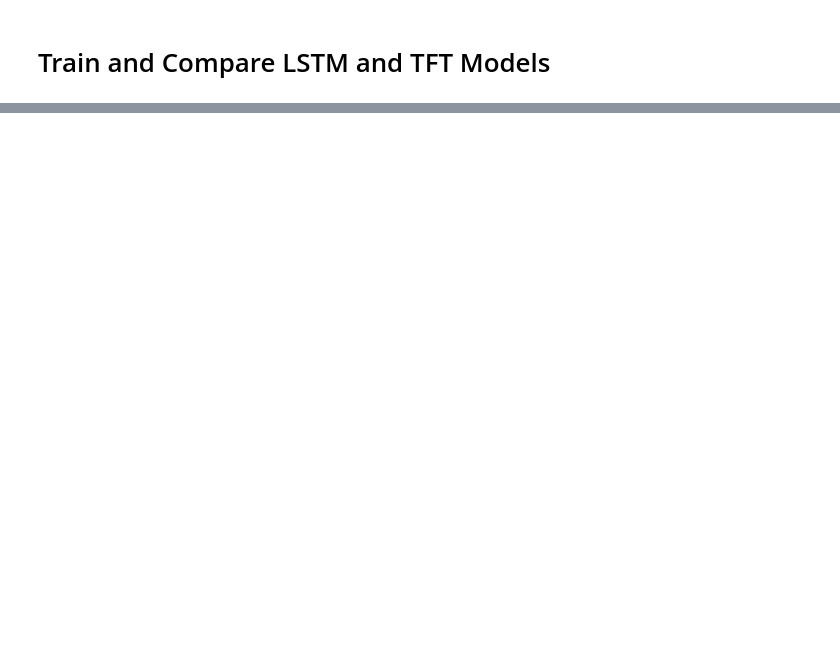
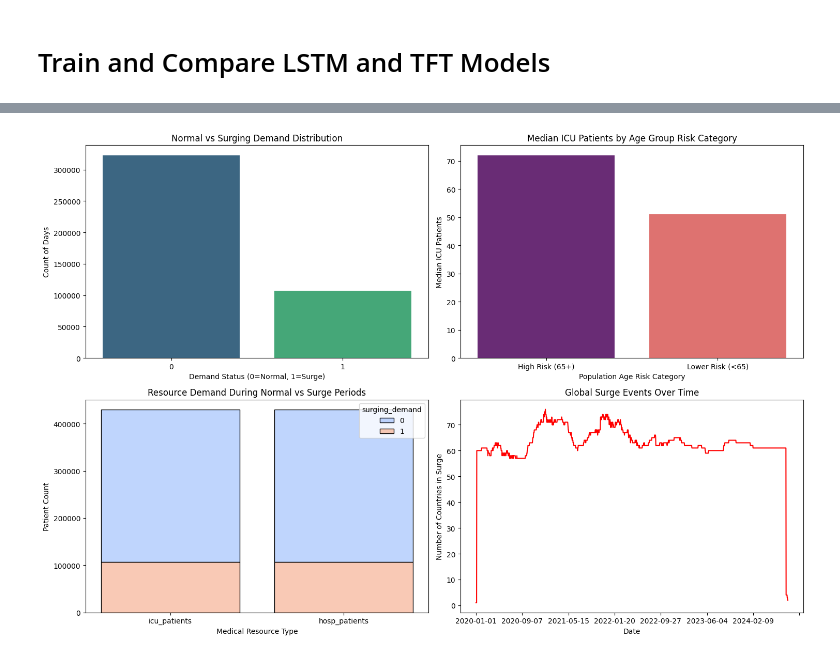
Before and after one commit to DelMashiry-dev/DelMashiry-dev, a Jupyter notebook: Realtime_Predictor.ipynb, the cells around one changed output, grey strips where cells are left out. Drawn from its saved outputs; the diff is of its cells as text; code cells hidden in the pictures; blank space fills up the shorter version.

```diff
--- a/Realtime_Predictor.ipynb
+++ b/Realtime_Predictor.ipynb
@@ -282,0 +3938,84 @@ df = pd.read_csv('/content/drive/MyDrive/Medical_Resource_Prediction/owid-covid-
+# %%
+import numpy as np
+import pandas as pd
+import seaborn as sns
+import matplotlib.pyplot as plt
+
+# Load dataset
+df = pd.read_csv('/content/drive/MyDrive/Medical_Resource_Prediction/owid-covid-data.csv')
+
+# Data Cleaning
+# ---------------
+# 1. Handle missing values for critical columns
+df['hosp_patients'] = df['hosp_patients'].fillna(method='ffill')
+df['icu_patients'] = df['icu_patients'].fillna(df.groupby('location')['icu_patients'].transform('median'))
+
+# 2. Create Surging Demand Flag
+hosp_threshold = df['hosp_patients'].quantile(0.75)
+icu_threshold = df['icu_patients'].quantile(0.75)
+df['surging_demand'] = np.where(
+    (df['hosp_patients'] > hosp_threshold) |
+    (df['icu_patients'] > icu_threshold), 1, 0
+)
+
+# 3. Create Age Group Risk Categories
+df['age_group'] = np.where(
+    df['aged_65_older'] > 15, 'High Risk (65+)', 'Lower Risk (<65)'
+)
+
+# 4. Prepare Resource Type Data
+df_resources = df.melt(
+    id_vars=['date', 'location', 'surging_demand'],
+    value_vars=['icu_patients', 'hosp_patients'],
+    var_name='resource_type',
+    value_name='patients'
+)
+
+# Visualizations
+# ---------------
+plt.figure(figsize=(15, 10))
+
+# 1. Demand Distribution
+plt.subplot(2, 2, 1)
+sns.countplot(x='surging_demand', data=df, palette='viridis')
+plt.title('Normal vs Surging Demand Distribution')
+plt.xlabel('Demand Status (0=Normal, 1=Surge)')
+plt.ylabel('Count of Days')
+
+# 2. Age Group Impact
+plt.subplot(2, 2, 2)
+sns.barplot(
+    x='age_group',
+    y='icu_patients',
+    data=df.groupby('age_group', as_index=False)['icu_patients'].median(),
+    palette='magma'
+)
+plt.title('Median ICU Patients by Age Group Risk Category')
+plt.xlabel('Population Age Risk Category')
+plt.ylabel('Median ICU Patients')
+
+# 3. Resource Demand Comparison
+plt.subplot(2, 2, 3)
+sns.histplot(
+    data=df_resources,
+    x='resource_type',
+    hue='surging_demand',
+    multiple='stack',
+    palette='coolwarm',
+    shrink=0.8
+)
+plt.title('Resource Demand During Normal vs Surge Periods')
+plt.xlabel('Medical Resource Type')
+plt.ylabel('Patient Count')
+
+# 4. Time Series of Demand Surges
+plt.subplot(2, 2, 4)
+surge_dates = df[df['surging_demand'] == 1].groupby('date')['location'].count()
+surge_dates.plot(kind='line', color='red')
+plt.title('Global Surge Events Over Time')
+plt.xlabel('Date')
+plt.ylabel('Number of Countries in Surge')
+
+plt.tight_layout()
+plt.show()
+# %% [output]
@@ -282,0 +4029 @@ df = pd.read_csv('/content/drive/MyDrive/Medical_Resource_Prediction/owid-covid-
+[figure, added]
```
Also changed, not shown: parts of 124 cells of this notebook.
